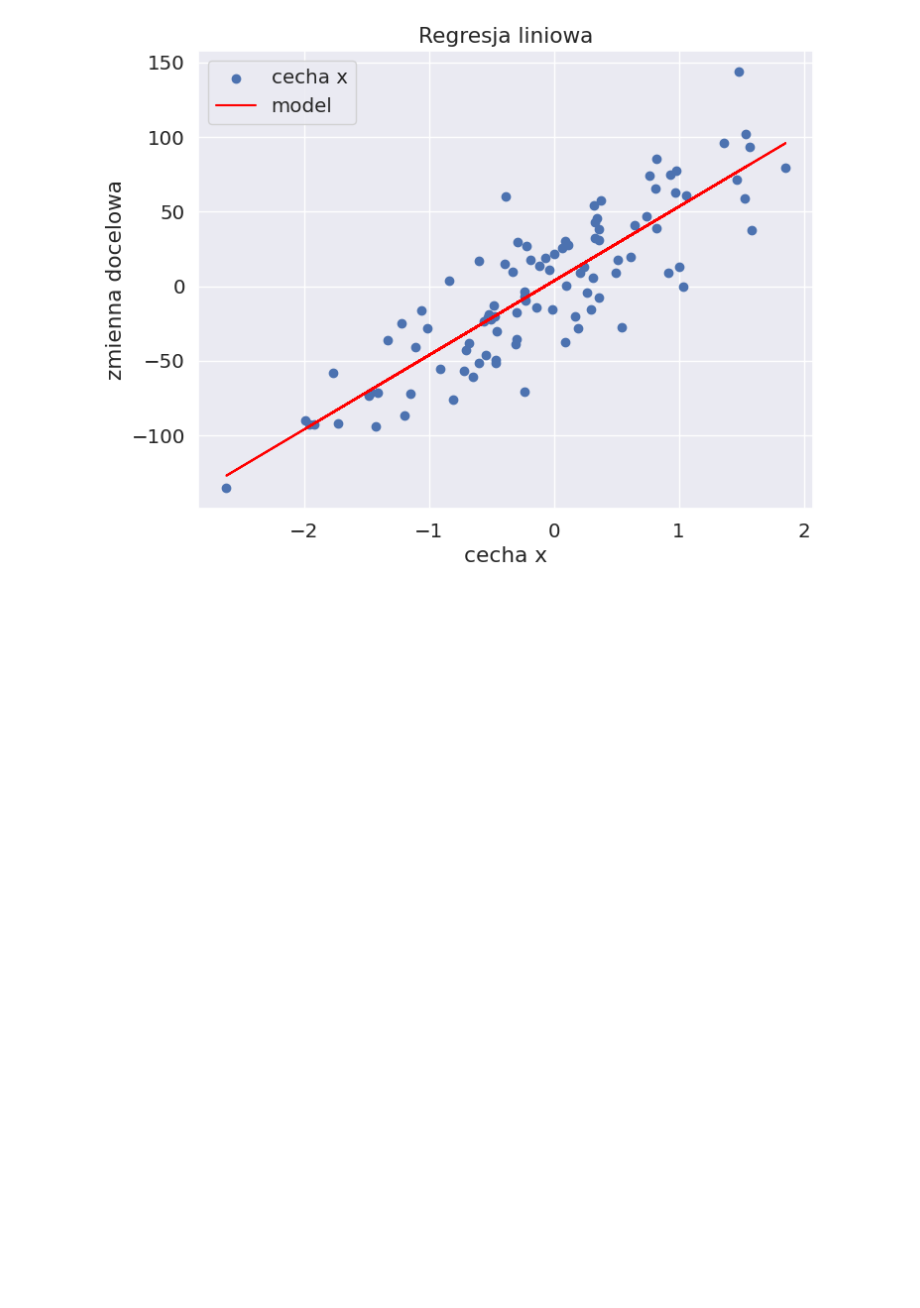
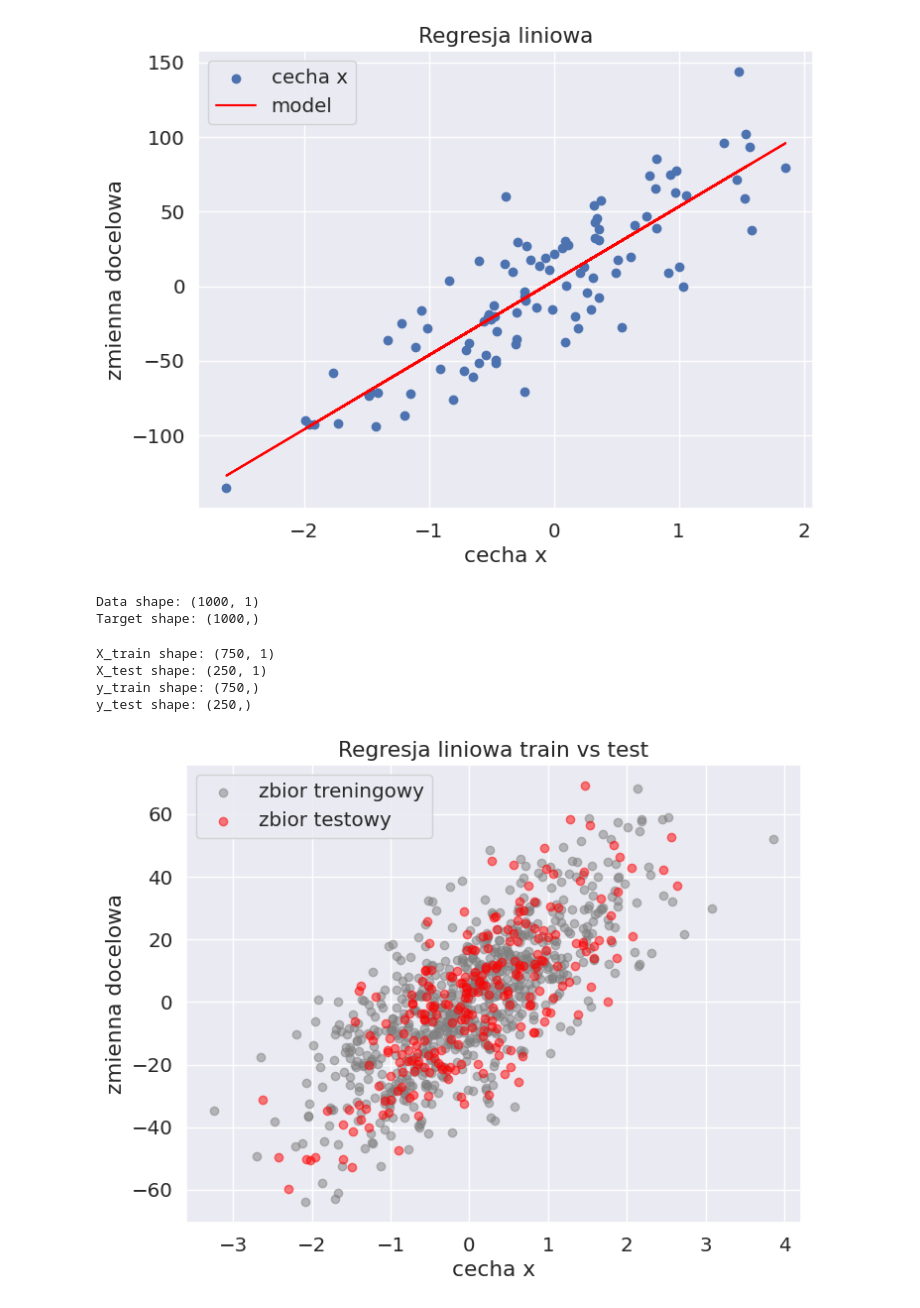
Before and after one commit to Fushionek/MLTraining, a Jupyter notebook: Supervised/basics/Linear_Regression_R2.ipynb, the cells around one changed output. Cells and saved outputs as stored; diff of their text form; code cells hidden in the pictures; blank space fills up the shorter version.

```diff
--- a/Supervised/basics/Linear_Regression_R2.ipynb
+++ b/Supervised/basics/Linear_Regression_R2.ipynb
@@ -128,3 +128,35 @@ plt.legend()
 plt.show()
 # %% [output]
 [figure]
+# %%
+data, target = make_regression(n_samples=1000, n_features=1, n_targets=1, noise=15.0, random_state=42)
+print(f'Data shape: {data.shape}')
+print(f'Target shape: {target.shape}')
+# %% [output]
+Data shape: (1000, 1)
+Target shape: (1000,)
+# %%
+from sklearn.model_selection import train_test_split
+
+X_train, X_test, y_train, y_test = train_test_split(data, target, test_size=0.25)
+
+print(f'X_train shape: {X_train.shape}')
+print(f'X_test shape: {X_test.shape}')
+print(f'y_train shape: {y_train.shape}')
+print(f'y_test shape: {y_test.shape}')
+# %% [output]
+X_train shape: (750, 1)
+X_test shape: (250, 1)
+y_train shape: (750,)
+y_test shape: (250,)
+# %%
+plt.figure(figsize=(8, 6))
+plt.title('Regresja liniowa train vs test')
+plt.xlabel('cecha x')
+plt.ylabel('zmienna docelowa')
+plt.scatter(X_train, y_train, label='zbior treningowy', color='gray', alpha=0.5)
+plt.scatter(X_test, y_test, label='zbior testowy', color='red', alpha=0.5)
+plt.legend()
+plt.show()
+# %% [output]
+[figure, added]
```
Also changed, not shown: parts of 8 cells of this notebook.
